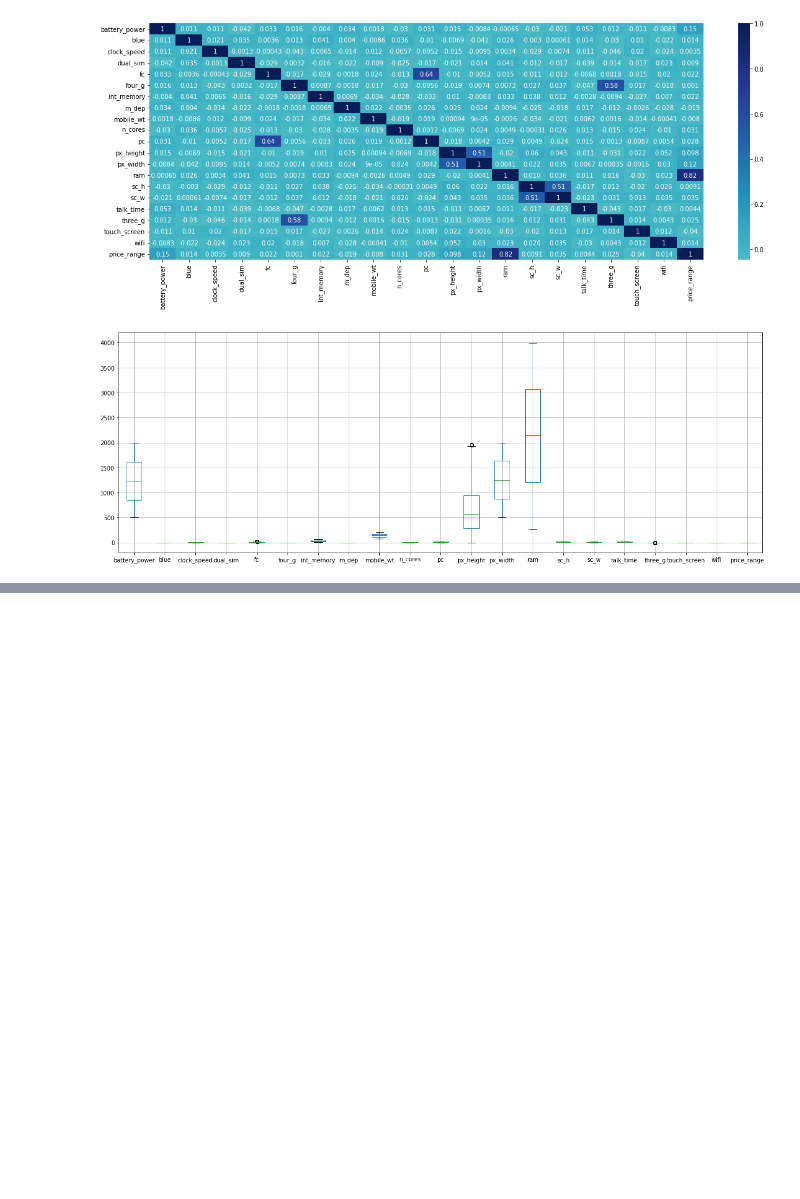
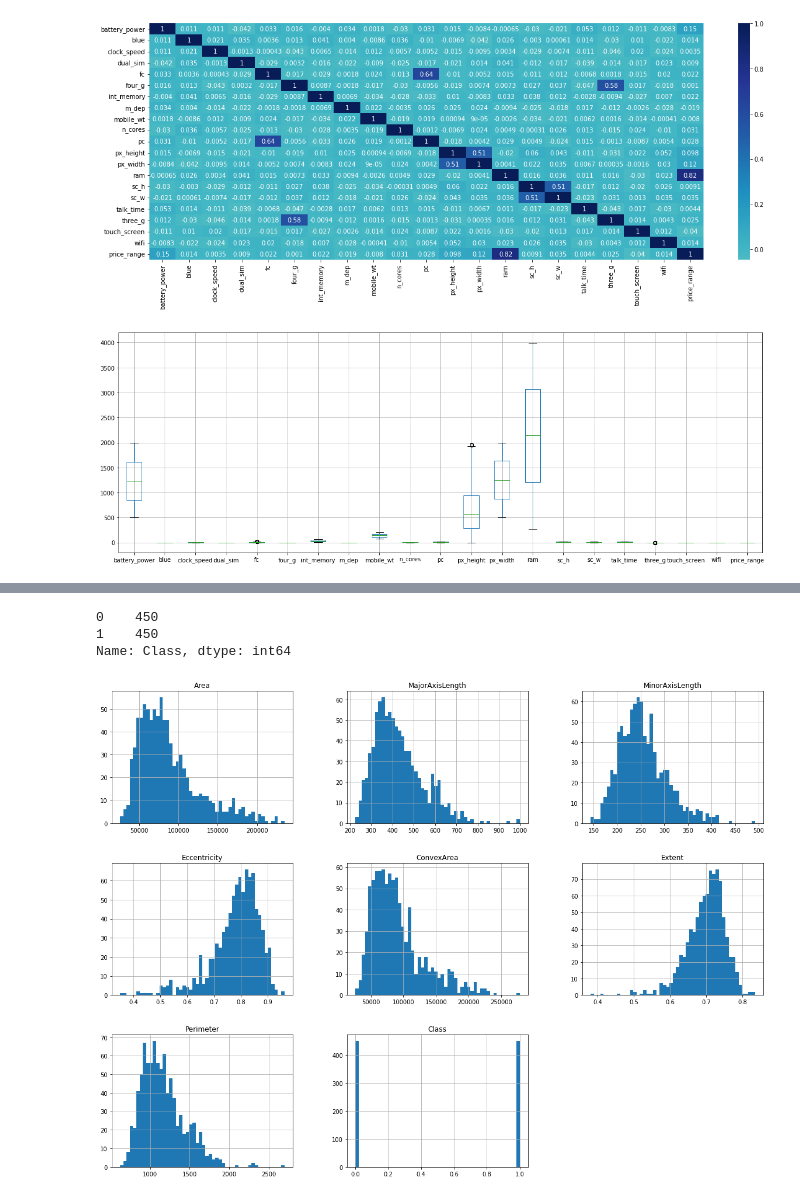
Before and after one commit to ThakdanaiSaelee/Assignment_CE888, a Jupyter notebook: Program/Assignment.ipynb, the cells around one changed output, grey strips where cells are left out. Drawn from its saved outputs; the diff is of its cells as text; code cells hidden in the pictures; blank space fills up the shorter version.

```diff
--- a/Program/Assignment.ipynb
+++ b/Program/Assignment.ipynb
@@ -356,0 +132,3 @@ For example: is there a clear difference between the clusters in terms of alcoho
+# %%
+raisin_data = pd.read_csv('https://raw.githubusercontent.com/ThakdanaiSaelee/Assignment_CE888/main/Datasets/Raisin_Dataset.csv')
+raisin_data.head()
@@ -356,0 +166,5 @@ For example: is there a clear difference between the clusters in terms of alcoho
+# %%
+# change output class into numeric data
+label = {'Class':{'Kecimen':0, 'Besni':1}}
+raisin_data.replace(label, inplace=True)
+raisin_data.head()
@@ -356,0 +178,11 @@ For example: is there a clear difference between the clusters in terms of alcoho
+# %%
+raisin_data['Class'].value_counts()
+# %% [output]
+0    450
+1    450
+Name: Class, dtype: int64
+# %%
+# plot histogram to see how the data distributed and categorical data
+_ = raisin_data.hist(bins=50, figsize=(20,15))
+# %% [output]
+[figure, added]
```
Also changed, not shown: parts of 50 cells of this notebook.
